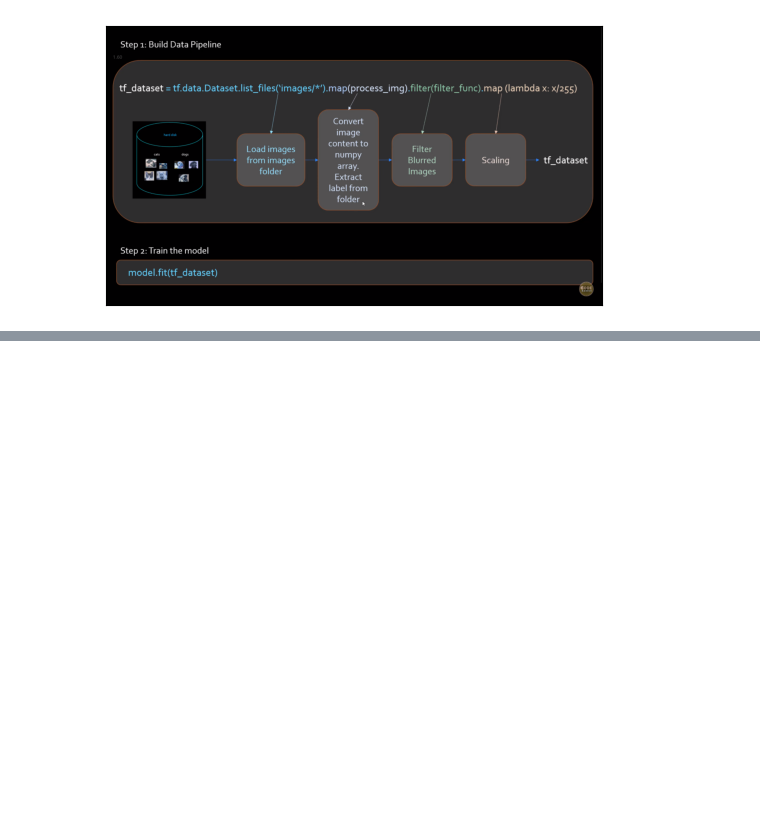
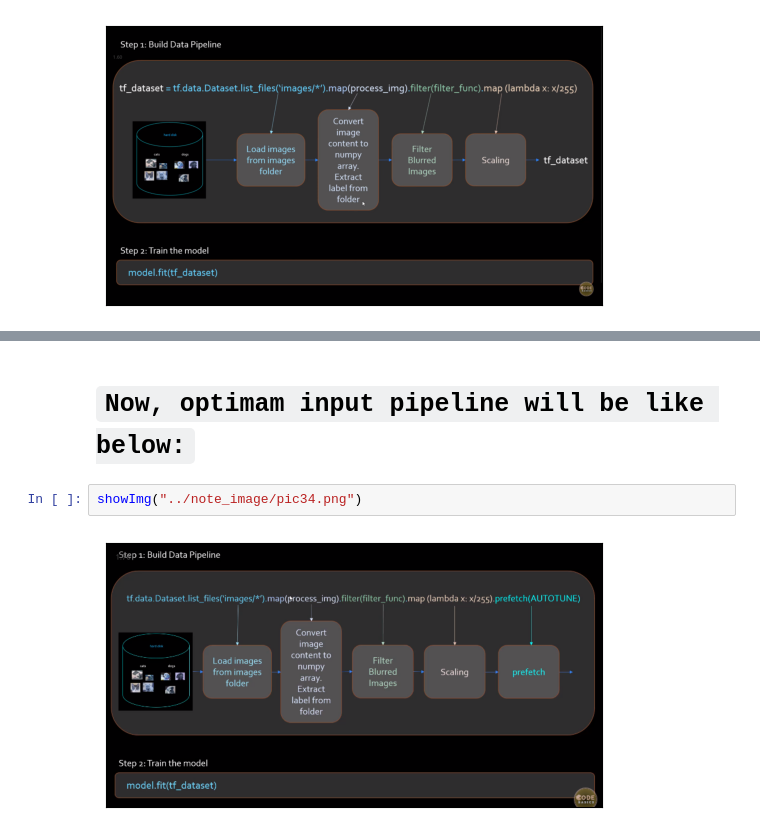
Before and after one commit to yasin-arafat-05/FaceNet, a Jupyter notebook: 01_basic/tensorflow_input_pipeline.ipynb, the cells around one changed output, grey strips where cells are left out. Drawn from its saved outputs; the diff is of its cells as text; blank space fills up the shorter version.

```diff
--- a/01_basic/tensorflow_input_pipeline.ipynb
+++ b/01_basic/tensorflow_input_pipeline.ipynb
@@ -67,0 +94,7 @@ showImg("../note_image/pic28.png")
+# %% [markdown]
+
+# `Now, optimam input pipeline will be like below:`
+# %%
+showImg("../note_image/pic34.png")
+# %% [output]
+[figure, added]
```
Also changed, not shown: parts of 11 cells of this notebook.
